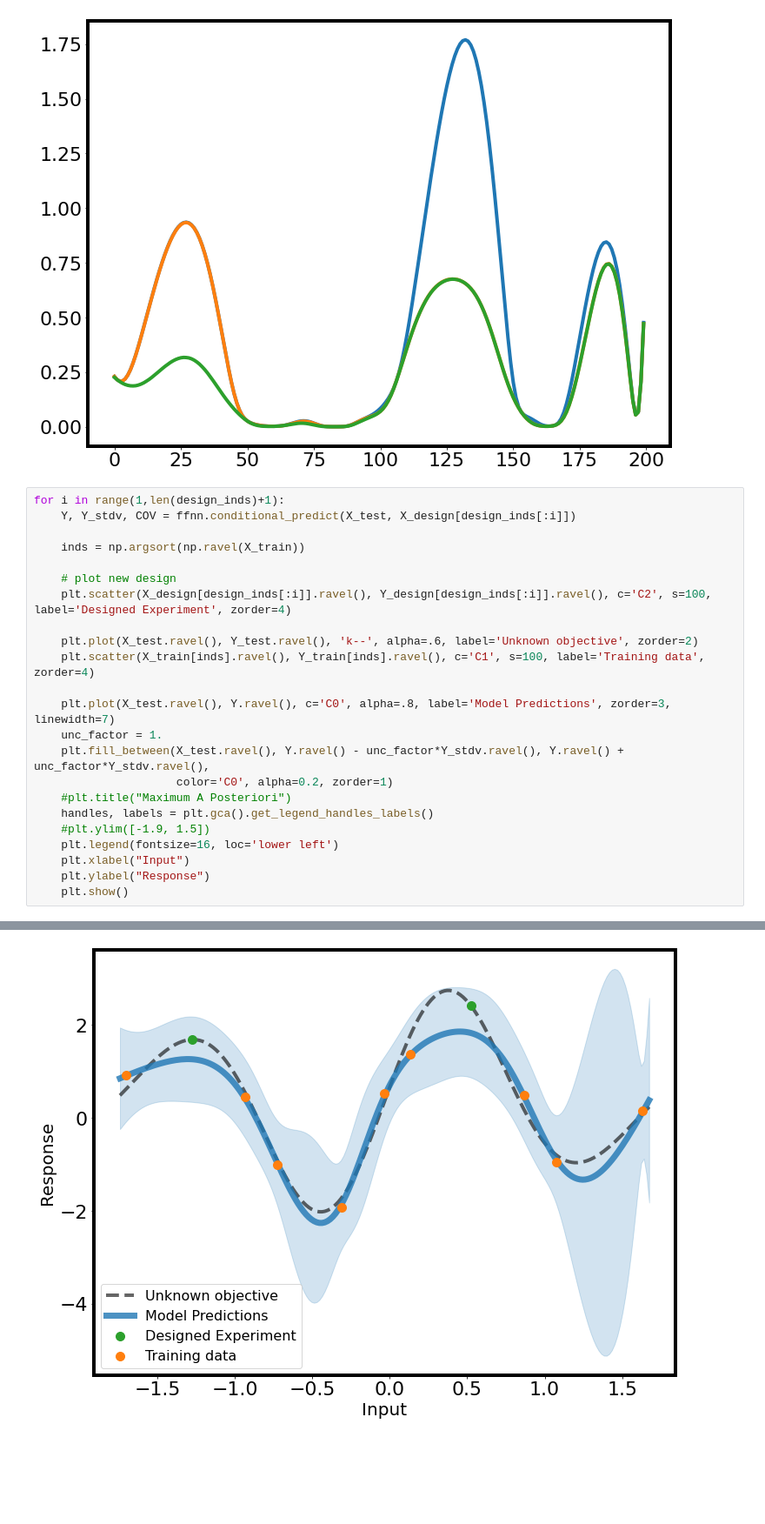
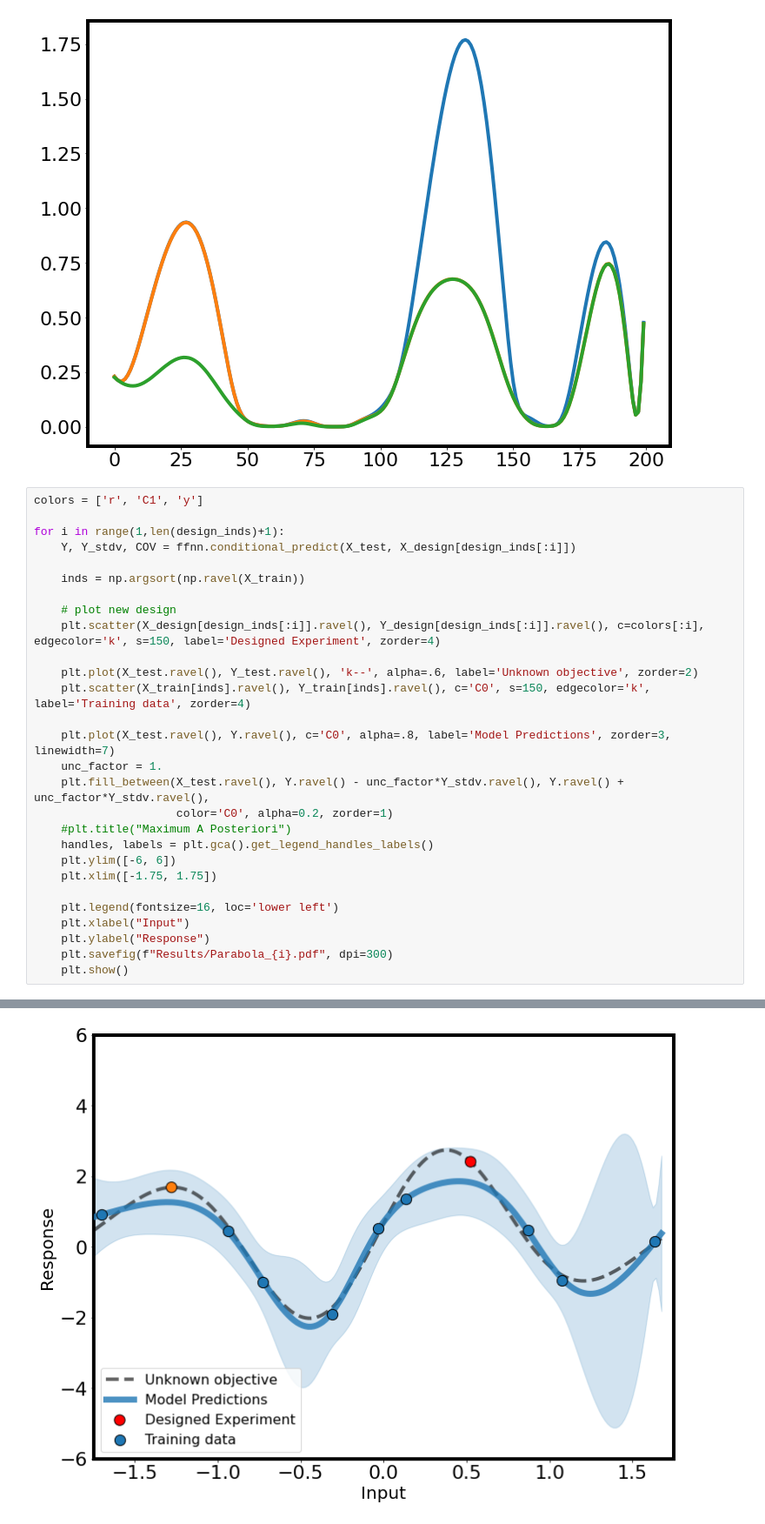
Before and after one commit to JaronThompson/PARABOLA, a Jupyter notebook: notebook.ipynb, the cells around one changed output, grey strips where cells are left out. Shown at 87% size. Cells and saved outputs as stored; diff of their text form; blank space fills up the shorter version.

Commit message:
made 1-d figures

```diff
--- a/notebook.ipynb
+++ b/notebook.ipynb
@@ -634,16 +637,18 @@ Top 5 utilities:  [[0.47142497]
 Picked experiment 2 out of 3
 [figure]
 # %%
+colors = ['r', 'C1', 'y']
+
 for i in range(1,len(design_inds)+1):
     Y, Y_stdv, COV = ffnn.conditional_predict(X_test, X_design[design_inds[:i]])
 
     inds = np.argsort(np.ravel(X_train))
 
     # plot new design
-    plt.scatter(X_design[design_inds[:i]].ravel(), Y_design[design_inds[:i]].ravel(), c='C2', s=100, label='Designed Experiment', zorder=4)
+    plt.scatter(X_design[design_inds[:i]].ravel(), Y_design[design_inds[:i]].ravel(), c=colors[:i], edgecolor='k', s=150, label='Designed Experiment', zorder=4)
 
     plt.plot(X_test.ravel(), Y_test.ravel(), 'k--', alpha=.6, label='Unknown objective', zorder=2)
-    plt.scatter(X_train[inds].ravel(), Y_train[inds].ravel(), c='C1', s=100, label='Training data', zorder=4)
+    plt.scatter(X_train[inds].ravel(), Y_train[inds].ravel(), c='C0', s=150, edgecolor='k', label='Training data', zorder=4)
 
     plt.plot(X_test.ravel(), Y.ravel(), c='C0', alpha=.8, label='Model Predictions', zorder=3, linewidth=7)
     unc_factor = 1.
@@ -651,9 +656,12 @@ for i in range(1,len(design_inds)+1):
                      color='C0', alpha=0.2, zorder=1)
     #plt.title("Maximum A Posteriori")
     handles, labels = plt.gca().get_legend_handles_labels()
-    #plt.ylim([-1.9, 1.5])
+    plt.ylim([-6, 6])
+    plt.xlim([-1.75, 1.75])
+
     plt.legend(fontsize=16, loc='lower left')
     plt.xlabel("Input")
     plt.ylabel("Response")
+    plt.savefig(f"Results/Parabola_{i}.pdf", dpi=300)
     plt.show()
 # %% [output]
@@ -661 +669 @@ for i in range(1,len(design_inds)+1):
-[figure, old version]
+[figure, new version]
```
Also changed, not shown: parts of 3 cells of this notebook, 4 other files.
